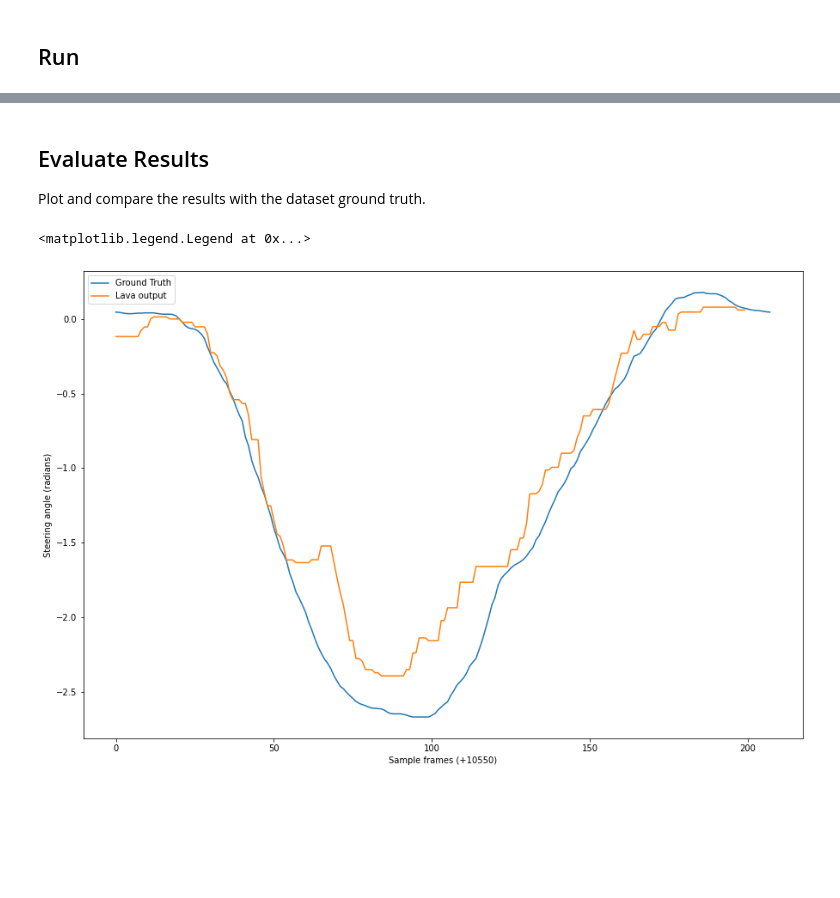
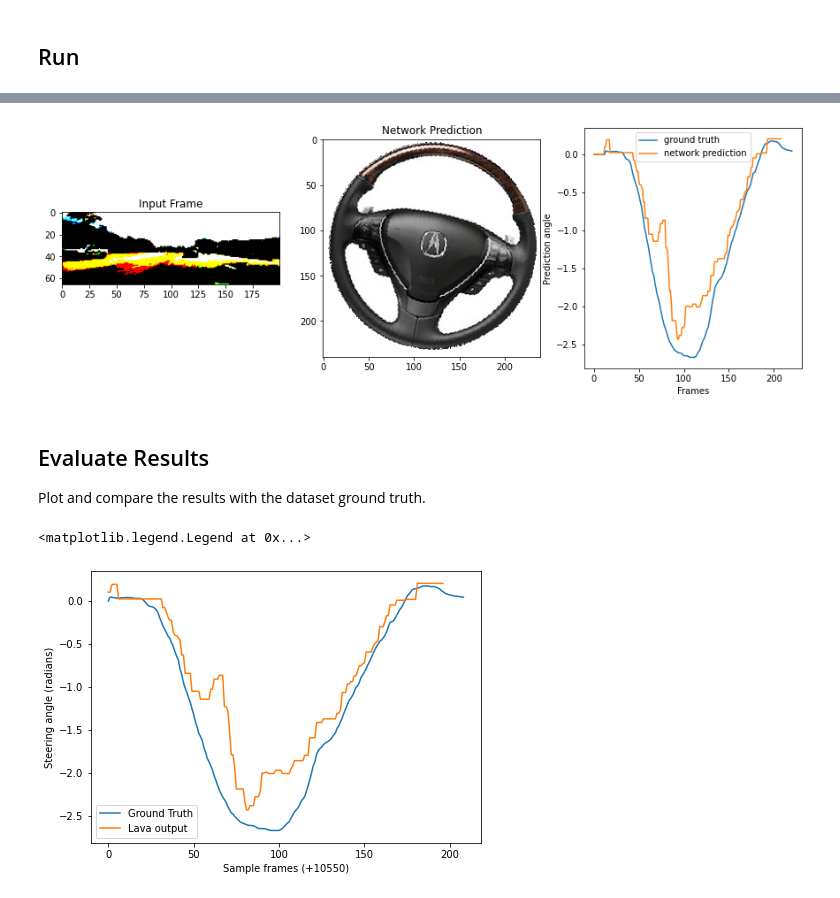
Before and after one commit to lava-nc/lava-dl, a Jupyter notebook: tutorials/lava/lib/dl/netx/pilotnet_sdnn/run.ipynb, the cells around one changed output, grey strips where cells are left out. Saved outputs shown, nothing was run; the diff lists cells and outputs as text; code cells hidden in the pictures; blank space fills up the shorter version.

```diff
--- a/tutorials/lava/lib/dl/netx/pilotnet_sdnn/run.ipynb
+++ b/tutorials/lava/lib/dl/netx/pilotnet_sdnn/run.ipynb
@@ -26,5 +59,5 @@ A network block can be created by simply instantiating `netx.hdf5.Network` with
 # %%
-net = netx.hdf5.Network(net_config='network.net')
+net = netx.hdf5.Network(net_config='network.net', skip_layers=1)
 print(net)
 # %% [output]
 |   Type   |  W  |  H  |  C  | ker | str | pad | dil | grp |delay|
@@ -57,6 +93,8 @@ Dense : Process_24, shape : (1,)
 num_samples = 200
 steps_per_sample = 1
 num_steps = num_samples + len(net.layers)
+# Output appears delayed due to encoding and spike communication
+out_offset = len(net.layers) + 3
 # %% [markdown]
 ## Create Dataset instance
 Typically the user would write it or provide it.
@@ -109,19 +184,24 @@ class CustomRunConfig(Loihi1SimCfg):
 # %%
-run_config = CustomRunConfig(select_tag='fixed_pt')
+if loihi2_is_available:
+    run_config = CustomHwRunConfig()
+else:
+    run_config = CustomSimRunConfig()
 net.run(condition=RunSteps(num_steps=num_steps), run_cfg=run_config)
 output = output_logger.data.get().flatten()
 gts = gt_logger.data.get().flatten()
 net.stop()
+# %% [output]
+[figure, added]
 # %% [markdown]
 ## Evaluate Results
 Plot and compare the results with the dataset ground truth.
 # %%
-plt.figure(figsize=(15, 10))
-plt.plot(np.array(gts[1:]), label='Ground Truth')
-plt.plot(np.array(output[len(net.layers):]).flatten()/(1<<18), label='Lava output')
+plt.figure(figsize=(7, 5))
+plt.plot(np.array(gts), label='Ground Truth')
+plt.plot(np.array(output[out_offset:]).flatten(), label='Lava output')
 plt.xlabel(f'Sample frames (+10550)')
 plt.ylabel('Steering angle (radians)')
 plt.legend()
 # %% [output]
 <matplotlib.legend.Legend at 0x...>
-[figure, old version]
+[figure, new version]
```
Also changed, not shown: parts of 25 cells of this notebook, 35 other files.
